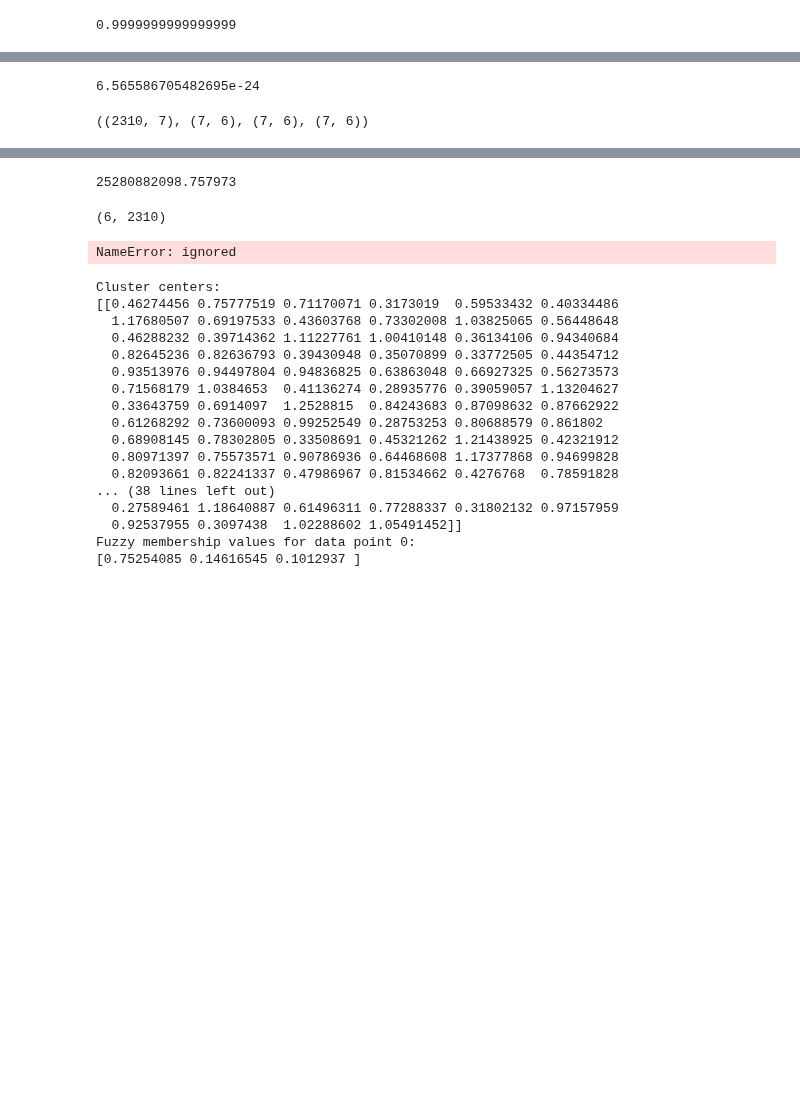
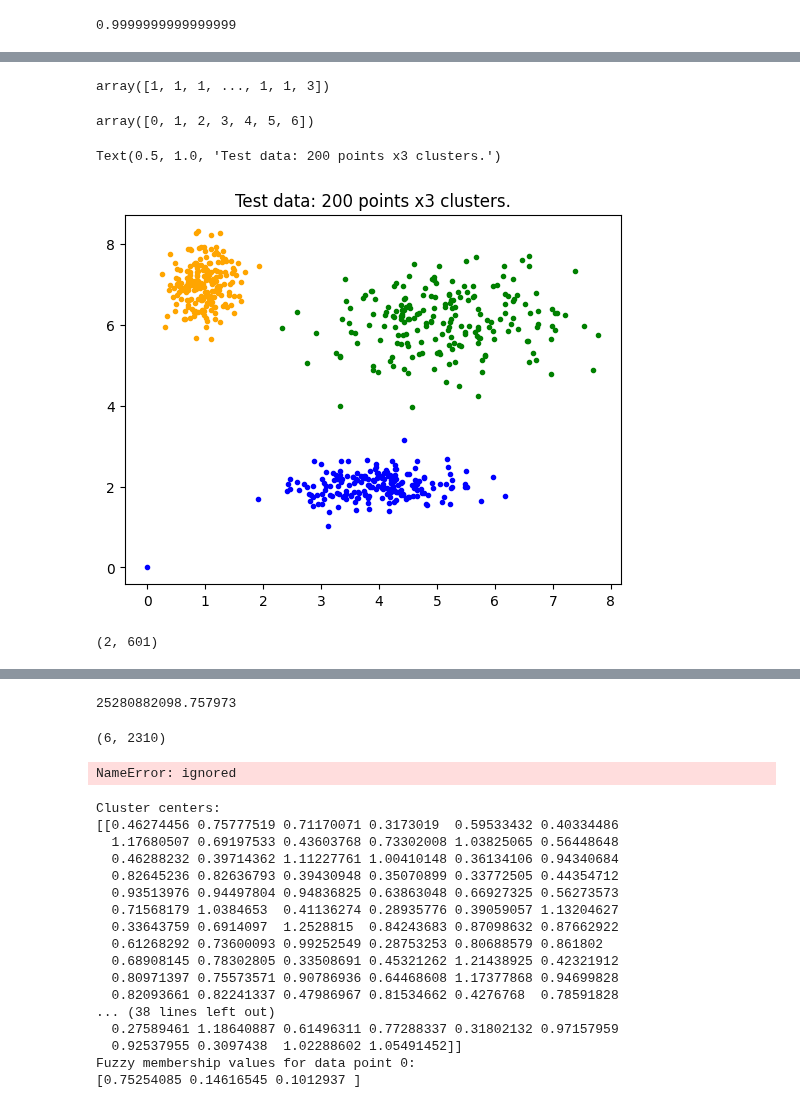
Before and after one commit to allansdefreitas/unsupervised-learning, a Jupyter notebook: FUZZY2.ipynb, the cells around one changed output, grey strips where cells are left out. Drawn from its saved outputs; the diff is of its cells as text; code cells hidden in the pictures; blank space fills up the shorter version.

```diff
--- a/FUZZY2.ipynb
+++ b/FUZZY2.ipynb
@@ -590,9 +594,9 @@ objective_functions[-1]
-# %%
-a= 6.565586705482695e-24
-a
-# %% [output]
-6.565586705482695e-24
-# %%
-U.shape, U2.shape, centroids.shape, centroids2.shape
-# %% [output]
-((2310, 7), (7, 6), (7, 6), (7, 6))
+# %%
+preds = U.argmax(axis=0)
+preds
+# %% [output]
+array([1, 1, 1, ..., 1, 1, 3])
+# %%
+np.unique(preds)
+# %% [output]
+array([0, 1, 2, 3, 4, 5, 6])
@@ -599,2 +606,41 @@ U.shape, U2.shape, centroids.shape, centroids2.shape
+# %%
+from __future__ import division, print_function
+import numpy as np
+import matplotlib.pyplot as plt
+import skfuzzy as fuzz
+
+colors = ['b', 'orange', 'g', 'r', 'c', 'm', 'y', 'k', 'Brown', 'ForestGreen']
+
+# Define three cluster centers
+centers = [[4, 2],
+           [1, 7],
+           [5, 6]]
+
+# Define three cluster sigmas in x and y, respectively
+sigmas = [[0.8, 0.3],
+          [0.3, 0.5],
+          [1.1, 0.7]]
+
+# Generate test data
+np.random.seed(42)  # Set seed for reproducibility
+xpts = np.zeros(1)
+ypts = np.zeros(1)
+labels = np.zeros(1)
+for i, ((xmu, ymu), (xsigma, ysigma)) in enumerate(zip(centers, sigmas)):
+    xpts = np.hstack((xpts, np.random.standard_normal(200) * xsigma + xmu))
+    ypts = np.hstack((ypts, np.random.standard_normal(200) * ysigma + ymu))
+    labels = np.hstack((labels, np.ones(200) * i))
+
+# Visualize the test data
+fig0, ax0 = plt.subplots()
+for label in range(3):
+    ax0.plot(xpts[labels == label], ypts[labels == label], '.',
+             color=colors[label])
+ax0.set_title('Test data: 200 points x3 clusters.')
+# %% [output]
+Text(0.5, 1.0, 'Test data: 200 points x3 clusters.')
+[figure, added]
 # %%
-X_dataset_1.shape
+alldata.shape
+# %% [output]
+(2, 601)
```
Also changed, not shown: parts of 11 cells of this notebook.
